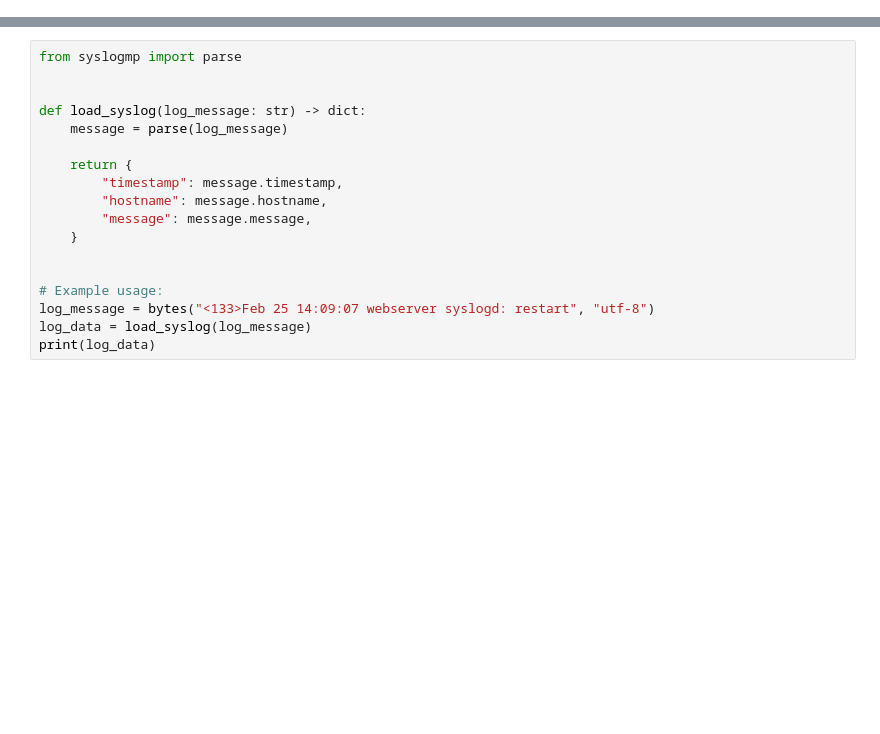
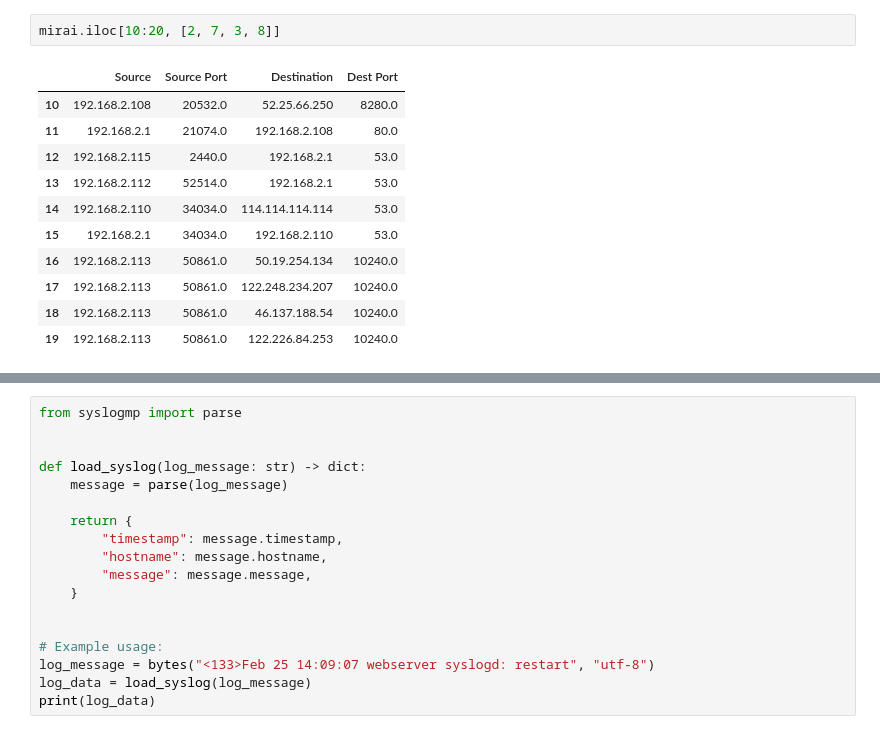
Before and after one commit to mundruid/cyber-ml, a Jupyter notebook: cyber_ml/blog_show_data_2.ipynb, the cells around one changed output, grey strips where cells are left out. Cells and saved outputs as stored; diff of their text form; blank space fills up the shorter version.

```diff
--- a/cyber_ml/blog_show_data_2.ipynb
+++ b/cyber_ml/blog_show_data_2.ipynb
@@ -0,0 +63,14 @@
+# %%
+mirai.iloc[10:20, [2, 7, 3, 8]]
+# %% [output]
+|  | Source | Source Port | Destination | Dest Port |
+| 10 | 192.168.2.108 | 20532.0 | 52.25.66.250 | 8280.0 |
+| 11 | 192.168.2.1 | 21074.0 | 192.168.2.108 | 80.0 |
+| 12 | 192.168.2.115 | 2440.0 | 192.168.2.1 | 53.0 |
+| 13 | 192.168.2.112 | 52514.0 | 192.168.2.1 | 53.0 |
+| 14 | 192.168.2.110 | 34034.0 | 114.114.114.114 | 53.0 |
+| 15 | 192.168.2.1 | 34034.0 | 192.168.2.110 | 53.0 |
+| 16 | 192.168.2.113 | 50861.0 | 50.19.254.134 | 10240.0 |
+| 17 | 192.168.2.113 | 50861.0 | 122.248.234.207 | 10240.0 |
+| 18 | 192.168.2.113 | 50861.0 | 46.137.188.54 | 10240.0 |
+| 19 | 192.168.2.113 | 50861.0 | 122.226.84.253 | 10240.0 |
```
Also changed, not shown: parts of 20 cells of this notebook, 3 other files.
